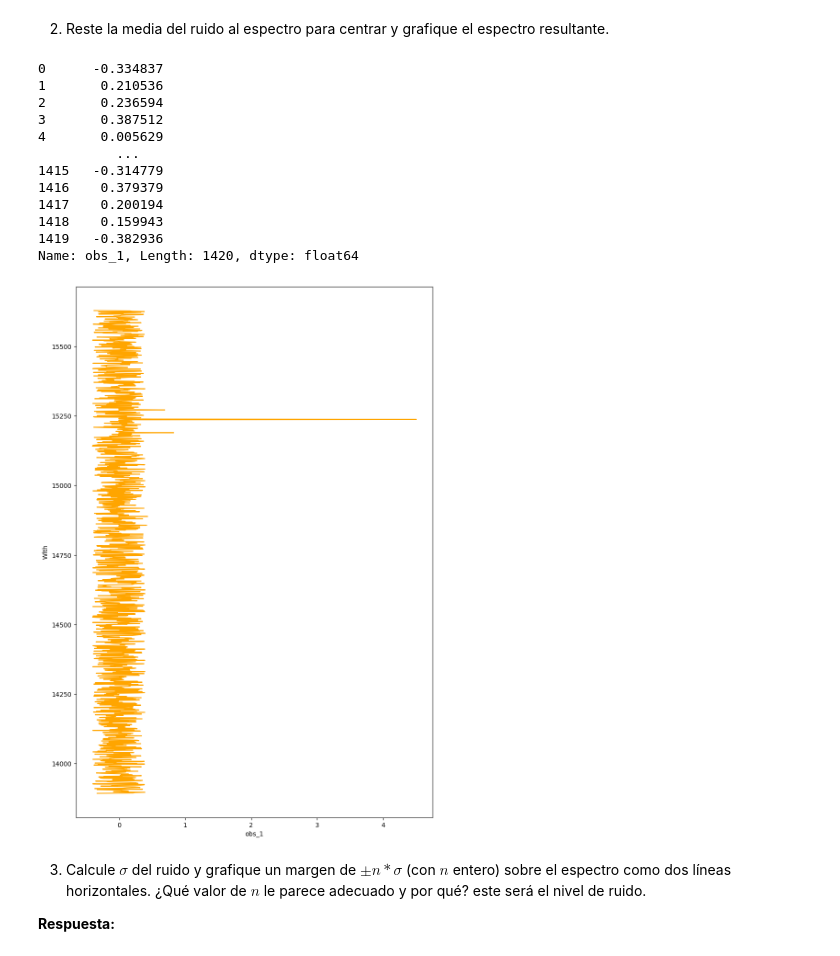
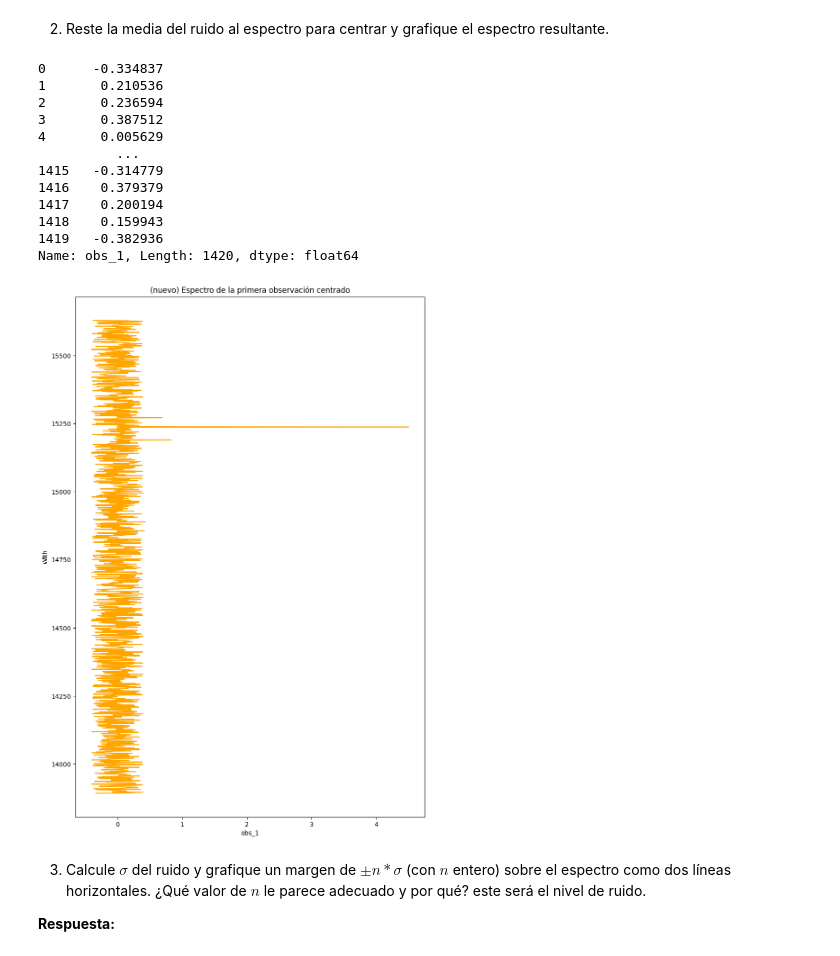
Before and after one commit to azavalac/Tarea-2-zavala, a Jupyter notebook: Tarea2.ipynb, the cells around one changed output. Saved outputs shown, nothing was run; the diff lists cells and outputs as text; code cells hidden in the pictures.

```diff
--- a/Tarea2.ipynb
+++ b/Tarea2.ipynb
@@ -380,29 +380,33 @@ Name: obs_1, Length: 1418, dtype: float64
 # %%
 # Grafique el espectro centrado en 0 aquí
 obs_1cn = obs_1 - ruido.mean()
 print (obs_1cn)
 
 
-#Grafico
+# Grafico
+# se grafica obs_1 vs Wlth, esta vez sin el ruido.
+# el ruido fue calculado considerando la desviación estándar de obs_1
+# con un margen de 3sigma
 plt.figure(figsize=(10, 15))
 plt.plot(obs_1cn, Wlth, color = 'orange')
+plt.title('(nuevo) Espectro de la primera observación centrado')
 plt.xlabel('obs_1')
 plt.ylabel('Wlth')
 plt.show()
 # %% [output]
 0      -0.334837
 1       0.210536
 2       0.236594
 3       0.387512
 4       0.005629
           ...
 1415   -0.314779
 1416    0.379379
 1417    0.200194
 1418    0.159943
 1419   -0.382936
 Name: obs_1, Length: 1420, dtype: float64
-[figure, old version]
+[figure, new version]
 # %% [markdown]
 3. Calcule $\sigma$ del ruido y grafique un margen de $\pm n*\sigma$ (con $n$ entero) sobre el espectro como dos líneas horizontales. ¿Qué valor de $n$ le parece adecuado y por qué? este será el nivel de ruido.
 
```
Also changed, not shown: parts of 4 cells of this notebook.
